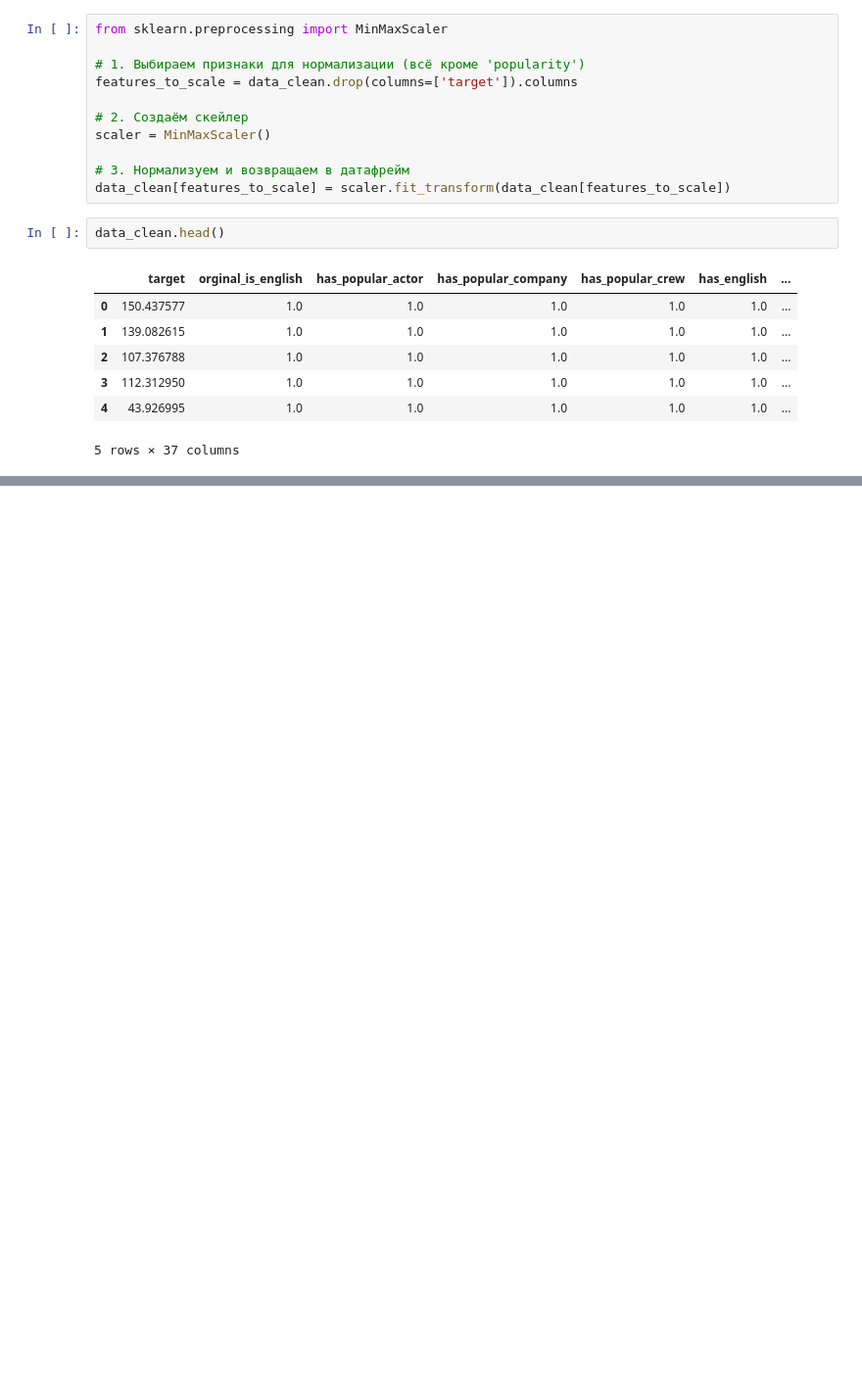
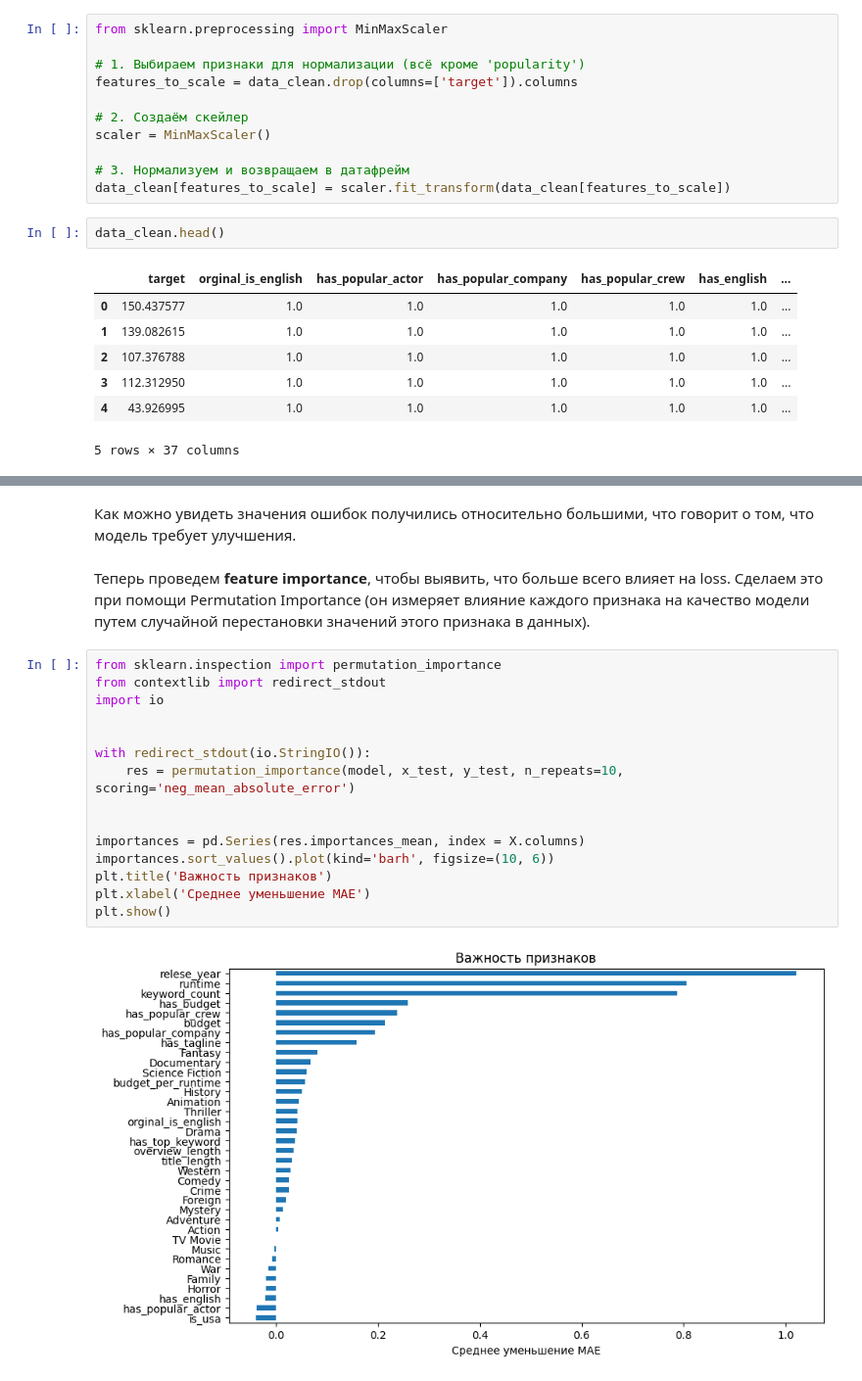
Before and after one commit to GeGeMaaaan/Data_Science, a Jupyter notebook: version1.ipynb, the cells around one changed output, grey strips where cells are left out. Shown at 98% size. Saved outputs shown, nothing was run; the diff lists cells and outputs as text; blank space fills up the shorter version.

```diff
--- a/version1.ipynb
+++ b/version1.ipynb
@@ -1530,0 +1577,21 @@ print(f'Loss: {loss}')
+# %% [markdown]
+Как можно увидеть значения ошибок получились относительно большими, что говорит о том, что модель требует улучшения.
+# %% [markdown]
+Теперь проведем **feature importance**, чтобы выявить, что больше всего влияет на loss. Сделаем это при помощи Permutation Importance (он измеряет влияние каждого признака на качество модели путем случайной перестановки значений этого признака в данных).
+# %%
+from sklearn.inspection import permutation_importance
+from contextlib import redirect_stdout
+import io
+
+
+with redirect_stdout(io.StringIO()):
+    res = permutation_importance(model, x_test, y_test, n_repeats=10, scoring='neg_mean_absolute_error')
+
+
+importances = pd.Series(res.importances_mean, index = X.columns)
+importances.sort_values().plot(kind='barh', figsize=(10, 6))
+plt.title('Важность признаков')
+plt.xlabel('Среднее уменьшение MAE')
+plt.show()
+# %% [output]
+[figure, added]
```
Also changed, not shown: parts of 11 cells of this notebook.
